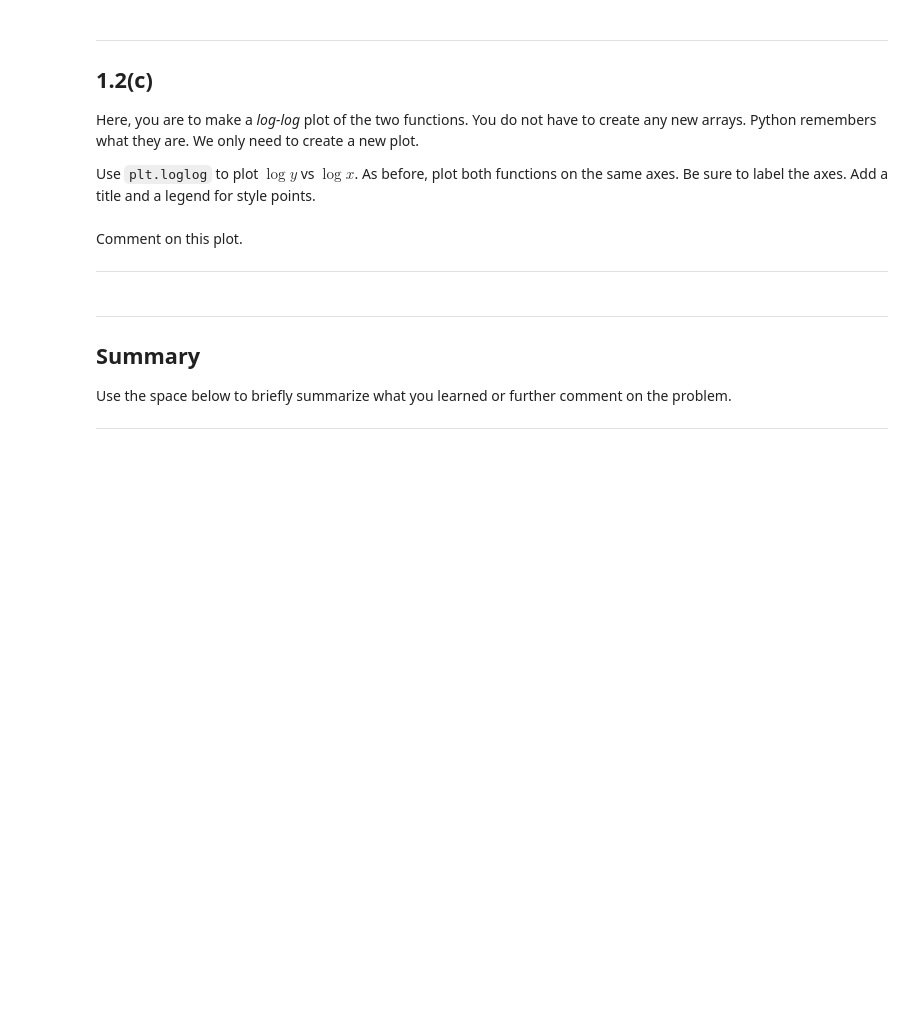
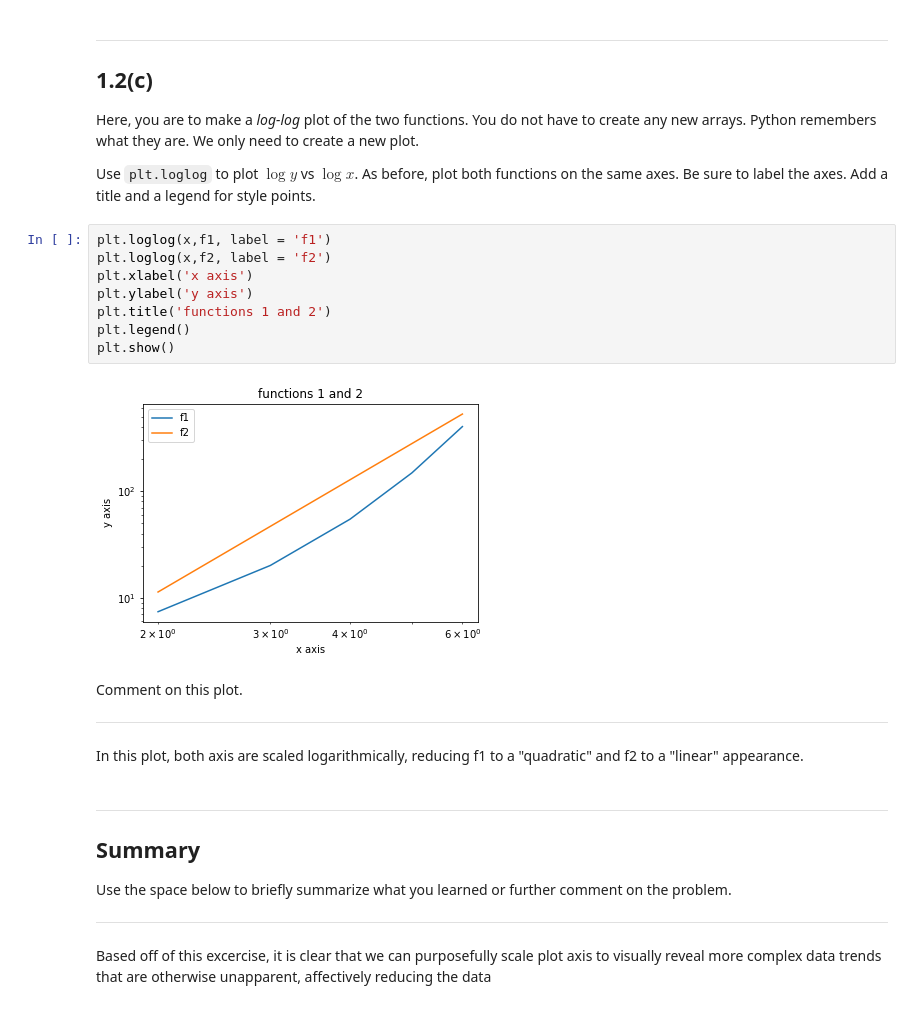
Before and after one commit to minimiles01/biophysics, a Jupyter notebook: week-01/problem-1.2.ipynb, the cells around one changed output. Drawn from its saved outputs; the diff is of its cells as text; blank space fills up the shorter version.

```diff
--- a/week-01/problem-1.2.ipynb
+++ b/week-01/problem-1.2.ipynb
@@ -51,10 +64,22 @@ Use the cell below (which currently says "Type Markdown and LaTeX") to answer.
 Here, you are to make a _log-log_ plot of the two functions.  You do not have to create any new arrays.  Python remembers what they are.  We only need to create a new plot.
 
 Use `plt.loglog` to plot $\log y$ vs $\log x$.  As before, plot both functions on the same axes.  Be sure to label the axes.  Add a title and a legend for style points.
+# %%
+plt.loglog(x,f1, label = 'f1')
+plt.loglog(x,f2, label = 'f2')
+plt.xlabel('x axis')
+plt.ylabel('y axis')
+plt.title('functions 1 and 2')
+plt.legend()
+plt.show()
+# %% [output]
+[figure, added]
 # %% [markdown]
 Comment on this plot.
 
 -----
+# %% [markdown]
+In this plot, both axis are scaled logarithmically, reducing f1 to a "quadratic" and f2 to a "linear" appearance.
 # %% [markdown]
 -----
 
@@ -63,3 +88,5 @@ Comment on this plot.
 Use the space below to briefly summarize what you learned or further comment on the problem.
 
 -----
+# %% [markdown]
+Based off of this excercise, it is clear that we can purposefully scale plot axis to visually reveal more complex data trends that are otherwise unapparent, affectively reducing the data
```
Also changed, not shown: parts of 3 cells of this notebook.
